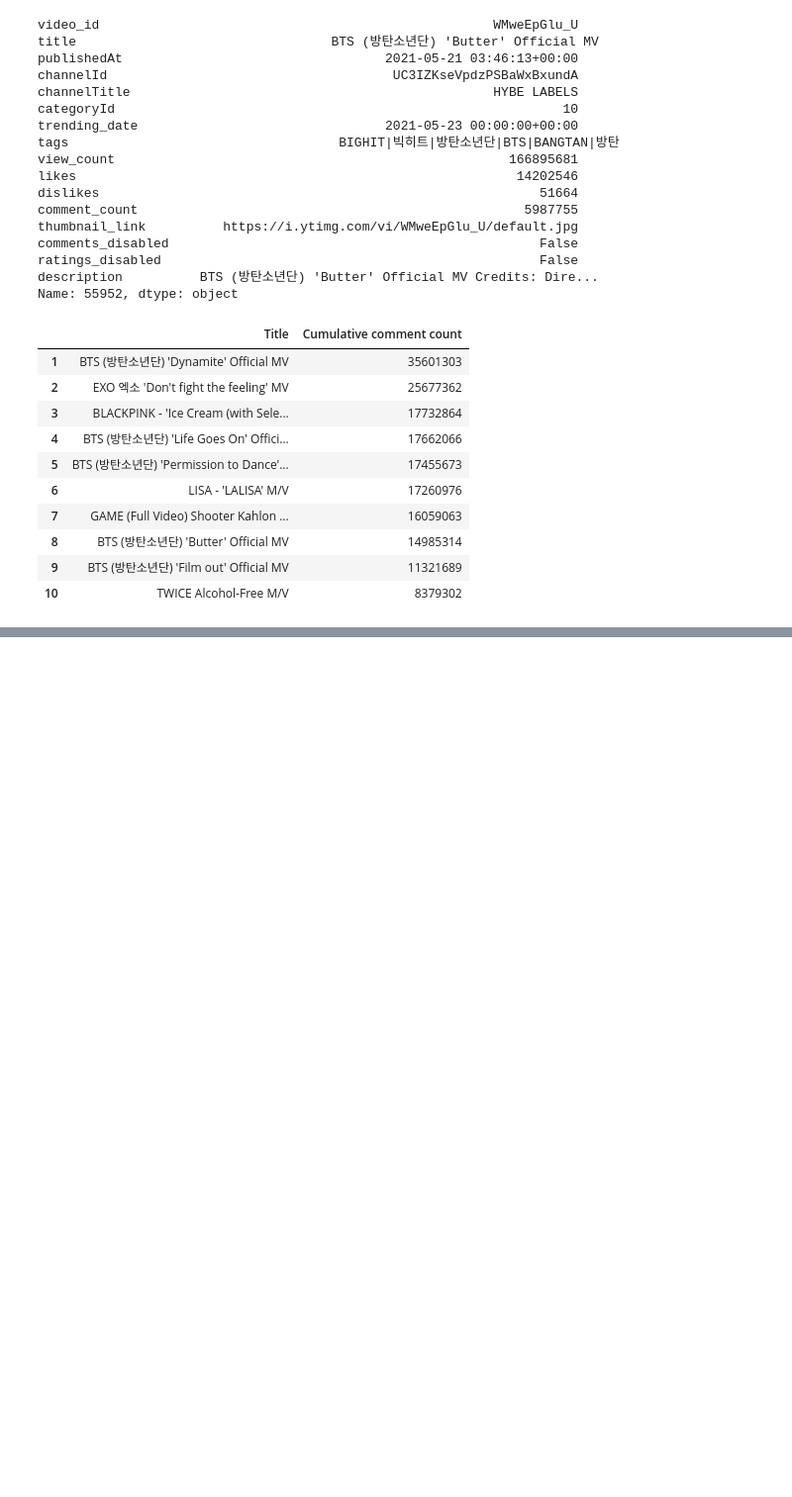
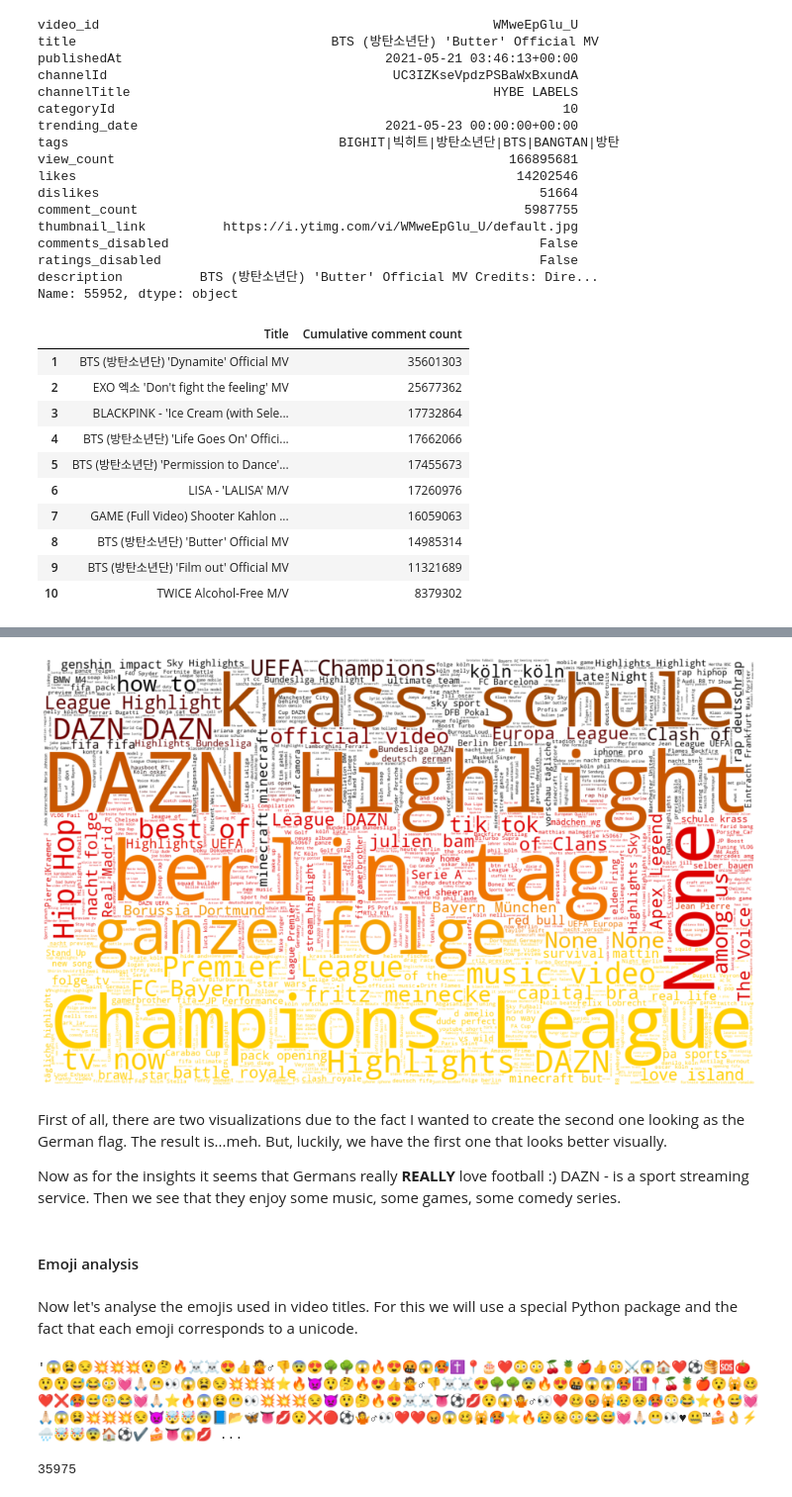
Before and after one commit to ValdsteiN/DS-Projects, a Jupyter notebook: Sentiment Analysis/Sentiment analysis DE YouTube.ipynb, the cells around one changed output, grey strips where cells are left out. Shown at 99% size. Drawn from its saved outputs; the diff is of its cells as text; code cells hidden in the pictures; blank space fills up the shorter version.

Commit message:
Finished sentiment analysis

```diff
--- a/Sentiment Analysis/Sentiment analysis DE YouTube.ipynb
+++ b/Sentiment Analysis/Sentiment analysis DE YouTube.ipynb
@@ -491,0 +511,2 @@ top10_com
+# %%
+tags_string = ''.join(yt_trending.tags)
@@ -491,0 +582,24 @@ top10_com
+# %%
+# Generate a word cloud image
+mask = np.array(Image.open("pi5rbeBMT.png"))
+wordcloud_de = WordCloud(stopwords=german_stop_words, background_color="white", mode="RGBA", max_words=1000, mask=mask).generate(tags)
+
+# Create coloring from image
+image_colors = ImageColorGenerator(mask)
+plt.figure(figsize=[25,10])
+plt.imshow(wordcloud_de.recolor(color_func=image_colors), interpolation="bilinear")
+plt.axis("off")
+
+# Display
+plt.show()
+# %% [output]
+[figure, added]
+# %% [markdown]
+First of all, there are two visualizations due to the fact I wanted to create the second one looking as the German flag. The result is...meh. But, luckily, we have the first one that looks better visually.
+
+Now as for the insights it seems that Germans really **REALLY** love football :)
+DAZN - is a sport streaming service. Then we see that they enjoy some music, some games, some comedy series.
+# %% [markdown]
+#### Emoji analysis
+# %% [markdown]
+Now let's analyse the emojis used in video titles. For this we will use a special Python package and the fact that each emoji corresponds to a unicode.
@@ -491,0 +617,10 @@ top10_com
+# %%
+# Check a few elements
+em_str[:500]
+# %% [output]
+'😱😫😒💥💥💥😲🤔🔥☠☠😍👍🙅♂👎😨😍🌳🌳😱🔥😍🤬😱🥵✝📍🎂❤😳😳🍒🍍🍎👍😳⚔😱🏠❤⚽🥞🆘🍅😲😲😅😂😳💓🙏🏻😬👀😱😫😒💥💥💥⭐🔥👿😲🤔🔥😍👍🙅♂👎☠☠😍🌳🌳😨🔥😍🤬😱😱🥵✝📍🍒🍍🍎😯🙀🥴❤❌🥵😅😳😂💓🙏🏻⭐🔥😱😫😬👀💥💥💥😒👿😲🤔🔥😍☠☠👅⚽💋😯😱🤷♂👀❤🥴😡🙀😥😣🥵😳😂⭐🔥😅💓🙏🏻😱😫💥💥💥😒👿🤯🤯😨📘📂🦋👅💋😯❌🔴⚽🤷♂👀❤❤😡😱🥴🙀🥵⭐🔥😥😣😳😂😅💓🙏🏻😬👀♥🤐™🍰👌⚡🌧🤯🤯😨🏠⚽✔🍰👅😱💋 ...
+# %%
+# Number of elements with duplicates
+len(em_str)
+# %% [output]
+35975
```
Also changed, not shown: parts of 30 cells of this notebook, 1 other file.
